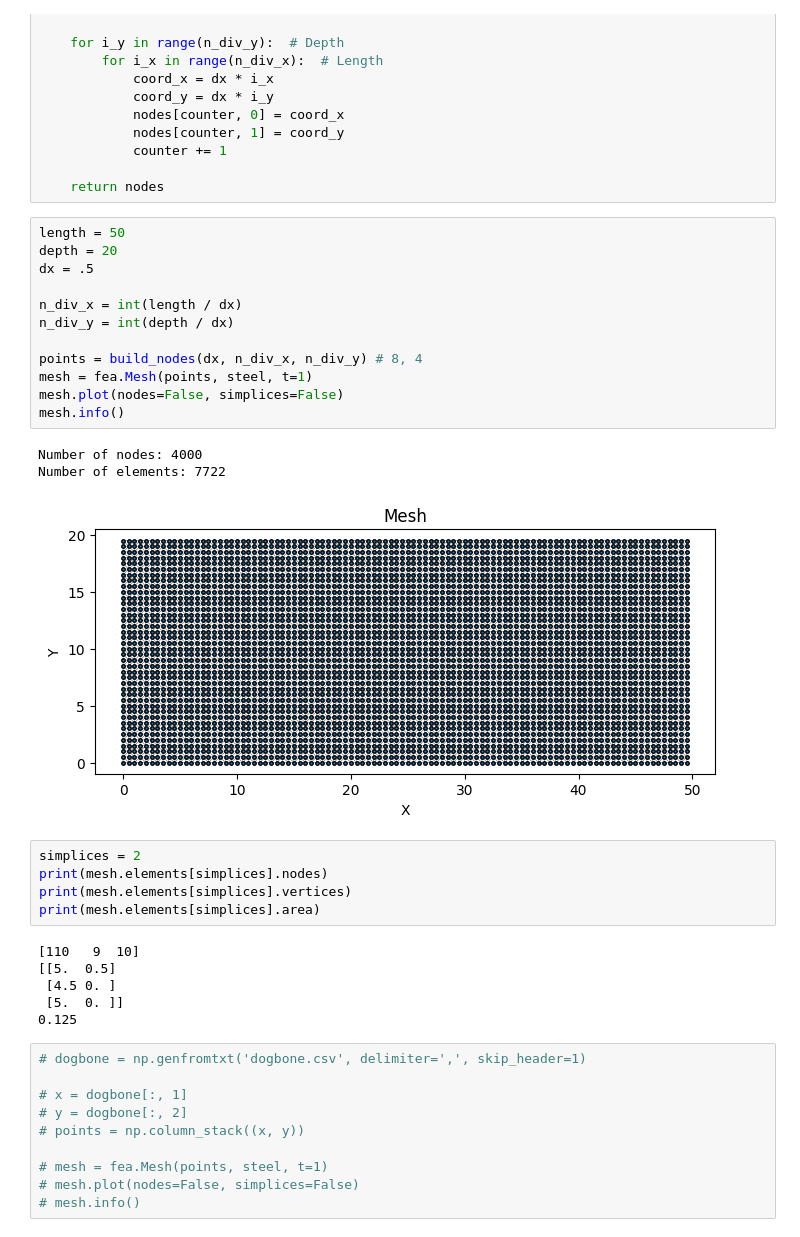
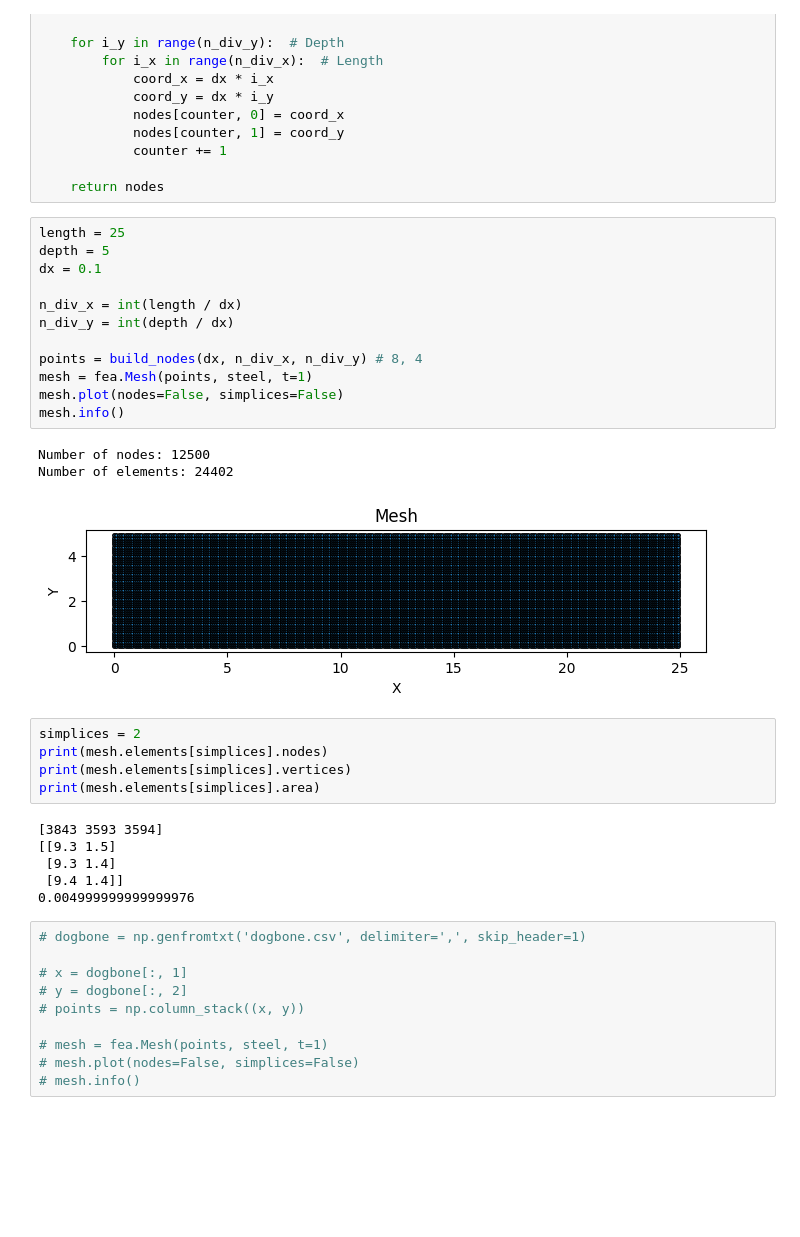
Before and after one commit to mark-hobbs/simplefea, a Jupyter notebook: 2d-plate-example.ipynb, the cells around one changed output. Saved outputs shown, nothing was run; the diff lists cells and outputs as text; blank space fills up the shorter version.

```diff
--- a/2d-plate-example.ipynb
+++ b/2d-plate-example.ipynb
@@ -138,32 +138,32 @@ def build_nodes(dx, n_div_x, n_div_y):
 
     return nodes
 # %%
-length = 50
-depth = 20
-dx = .5
+length = 25
+depth = 5
+dx = 0.1
 
 n_div_x = int(length / dx)
 n_div_y = int(depth / dx)
 
 points = build_nodes(dx, n_div_x, n_div_y) # 8, 4
 mesh = fea.Mesh(points, steel, t=1)
 mesh.plot(nodes=False, simplices=False)
 mesh.info()
 # %% [output]
-Number of nodes: 4000
-Number of elements: 7722
+Number of nodes: 12500
+Number of elements: 24402
-[figure, old version]
+[figure, new version]
 # %%
 simplices = 2
 print(mesh.elements[simplices].nodes)
 print(mesh.elements[simplices].vertices)
 print(mesh.elements[simplices].area)
 # %% [output]
-[110   9  10]
-[[5.  0.5]
- [4.5 0. ]
- [5.  0. ]]
-0.125
+[3843 3593 3594]
+[[9.3 1.5]
+ [9.3 1.4]
+ [9.4 1.4]]
+0.004999999999999976
 # %%
 # dogbone = np.genfromtxt('dogbone.csv', delimiter=',', skip_header=1)
 
```
Also changed, not shown: parts of 7 cells of this notebook, 1 other file.
